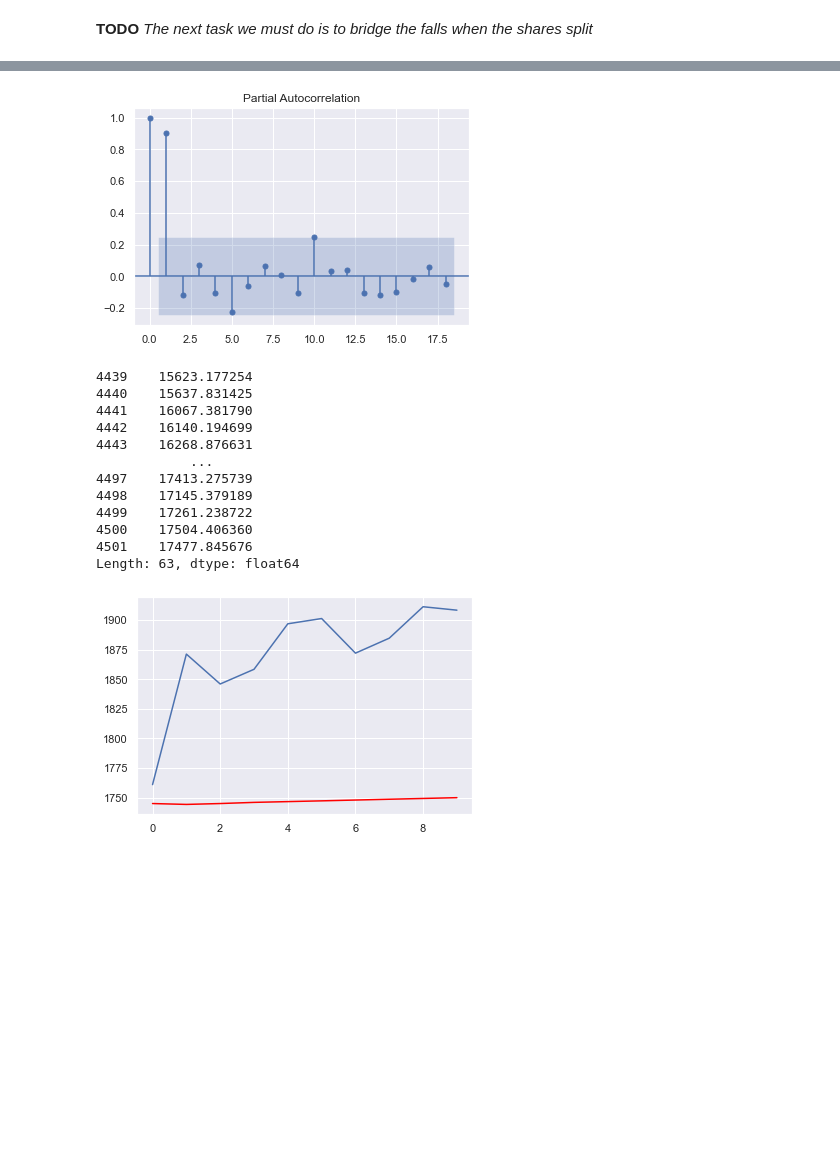
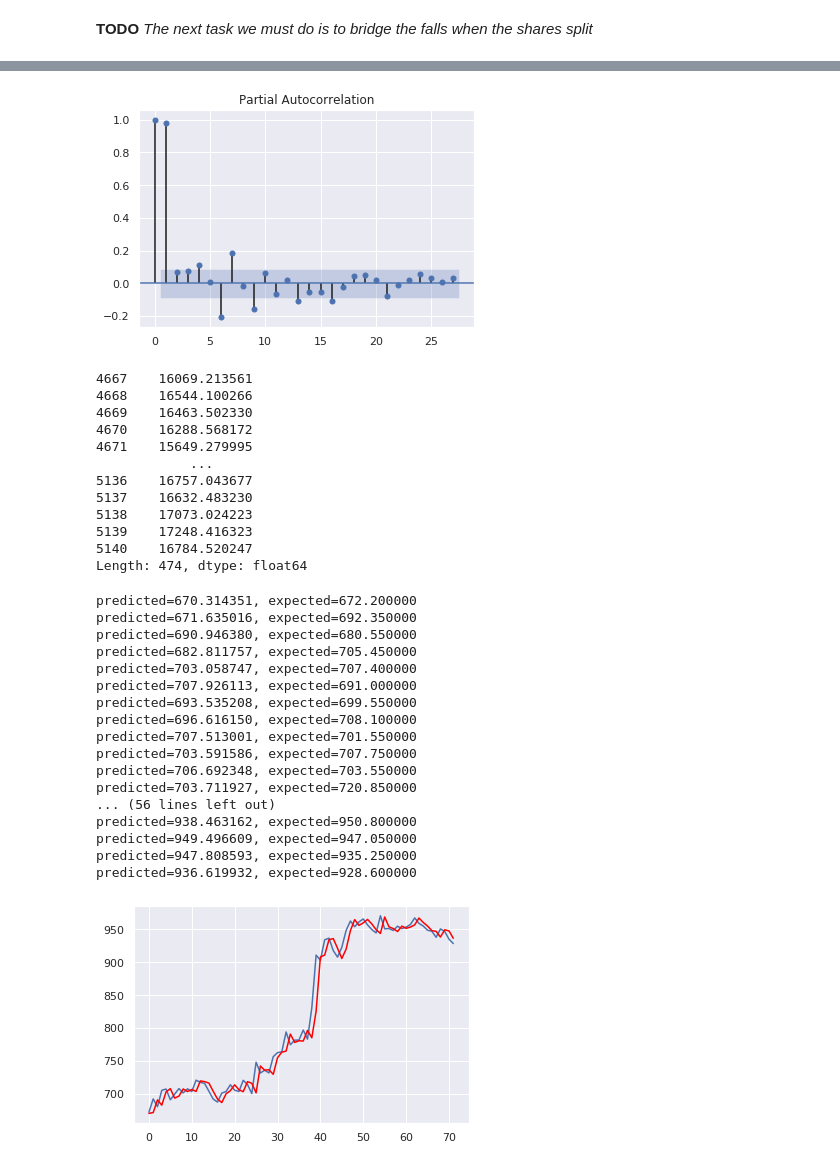
Before and after one commit to paper-plain-dosa/stock-analysis, a Jupyter notebook: Small_Data_EDA.ipynb, the cells around one changed output, grey strips where cells are left out. Cells and saved outputs as stored; diff of their text form; code cells hidden in the pictures; blank space fills up the shorter version.

```diff
--- a/Small_Data_EDA.ipynb
+++ b/Small_Data_EDA.ipynb
@@ -199,50 +220,67 @@ def dfInDateRange(df, start_date, end_date):
 start_date, end_date = '28-10-2017', '28-10-2020'
 company = 'HDFC'
 companyData = allCSV[company]
-dateDf = dfInDateRange(companyData, start_date, end_date)
 series = dateDf['Close'] * dateDf['Split Factor']
 plot_pacf(series)
 plt.show()
 print(series)
 # %% [output]
-[figure, old version]
+[figure, new version]
-4439    15623.177254
-4440    15637.831425
-4441    16067.381790
-4442    16140.194699
-4443    16268.876631
+4667    16069.213561
+4668    16544.100266
+4669    16463.502330
+4670    16288.568172
+4671    15649.279995
             ...
-4497    17413.275739
-4498    17145.379189
-4499    17261.238722
-4500    17504.406360
-4501    17477.845676
-Length: 63, dtype: float64
+5136    16757.043677
+5137    16632.483230
+5138    17073.024223
+5139    17248.416323
+5140    16784.520247
+Length: 474, dtype: float64
 # %%
-from statsmodels.tsa.arima_model import ARIMA
-start_date, end_date = '28-10-2017', '28-1-2018'
-company = 'HDFC'
+from statsmodels.tsa.arima.model import ARIMA
+start_date, end_date = '28-9-2018', '28-10-2020'
+company = 'INFY'
 companyData = allCSV[company]
 X = dfInDateRange(companyData, start_date, end_date)
 X = X["Close"]
 size = int(0.85 * len(X))
 train, test = X[0:size].reset_index()["Close"], X[size:].reset_index()["Close"]
 history = [x for x in train]
 predictions = []
 # print(train)
 
 for t in range(len(test)):
-    model = ARIMA(history, order = (4, 1, 0))
-    model_fit = model.fit(disp = 0)
+    model = ARIMA(history, order = (4,1,0))
+    model_fit = model.fit()
     output = model_fit.forecast()
     yhat = output[0]
     predictions.append(yhat)
     obs = test[t]
-    history.append(yhat)
-#     print('predicted=%f, expected=%f' % (yhat, obs))
+    history.append(obs)
+    print('predicted=%f, expected=%f' % (yhat, obs))
 
+# test.insert(0,0)
 plt.plot(test)
 plt.plot(predictions, color='red')
 plt.show()
 # %% [output]
+predicted=670.314351, expected=672.200000
+predicted=671.635016, expected=692.350000
+predicted=690.946380, expected=680.550000
+predicted=682.811757, expected=705.450000
+predicted=703.058747, expected=707.400000
+predicted=707.926113, expected=691.000000
+predicted=693.535208, expected=699.550000
+predicted=696.616150, expected=708.100000
+predicted=707.513001, expected=701.550000
+predicted=703.591586, expected=707.750000
+predicted=706.692348, expected=703.550000
+predicted=703.711927, expected=720.850000
+... (56 lines left out)
+predicted=938.463162, expected=950.800000
+predicted=949.496609, expected=947.050000
+predicted=947.808593, expected=935.250000
+predicted=936.619932, expected=928.600000
-[figure, old version]
+[figure, new version]
```
Also changed, not shown: parts of 8 cells of this notebook, 1 other file.
